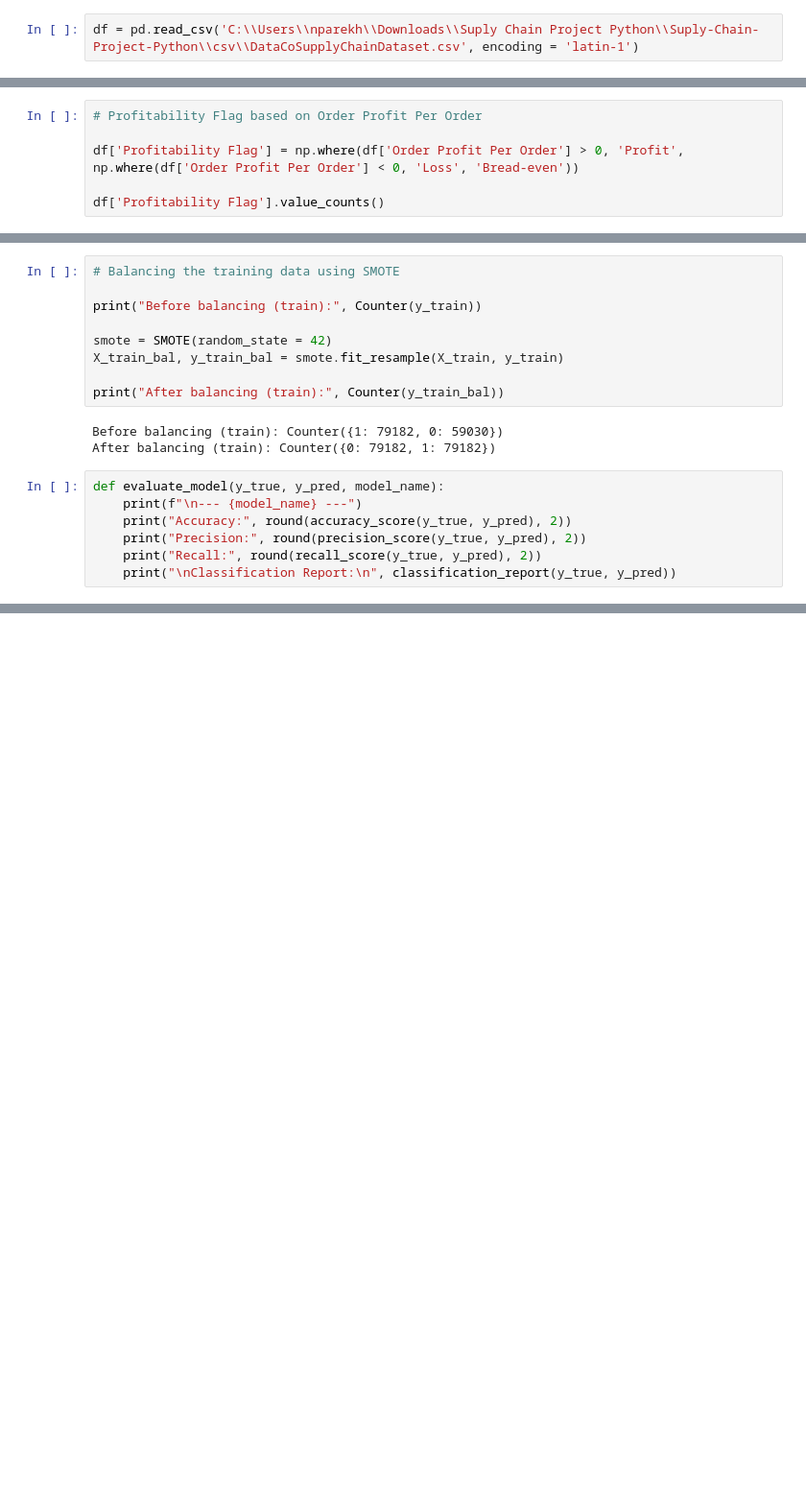
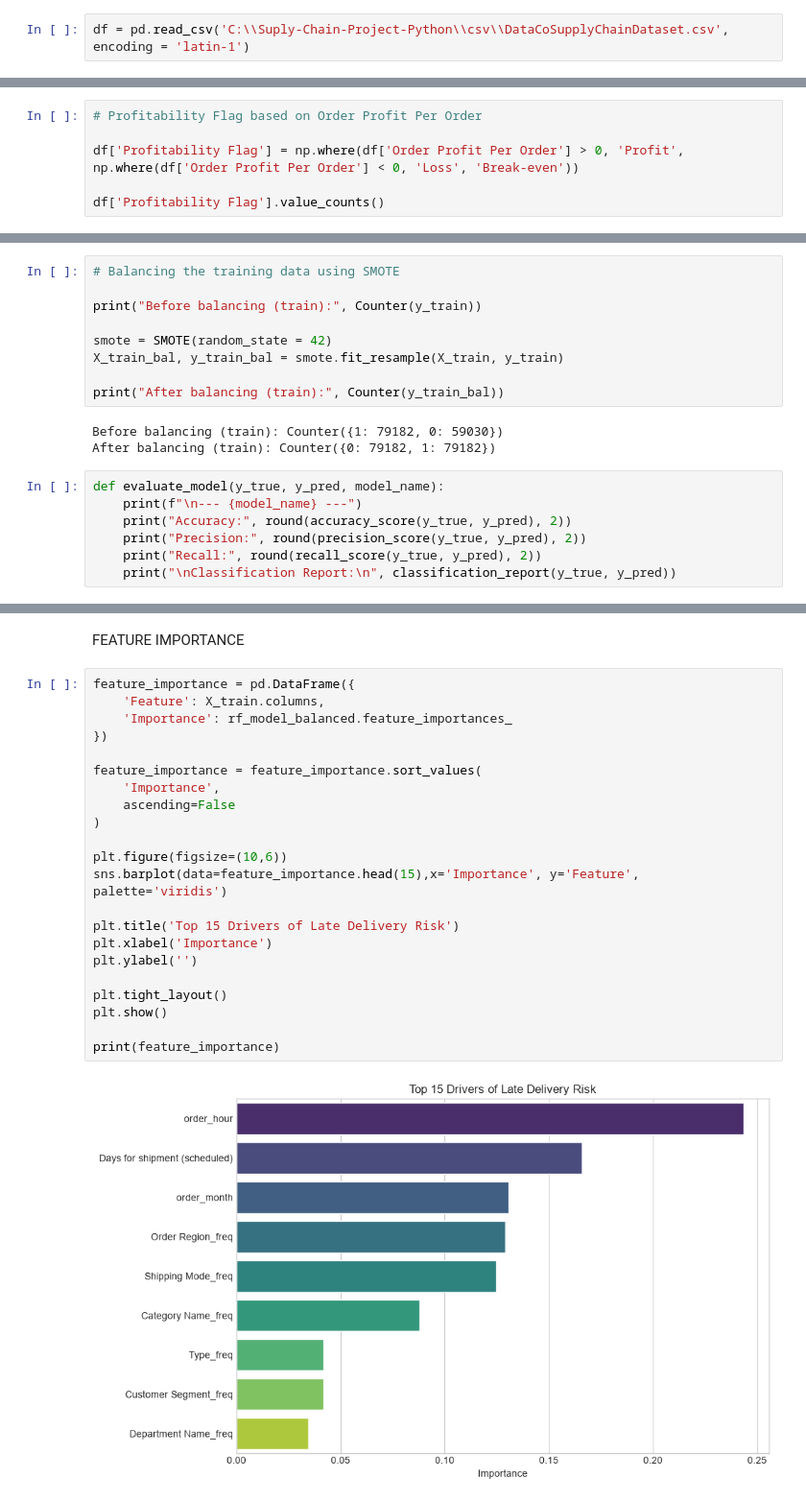
Before and after one commit to nisha2811/Supply-Chain-Analysis, a Jupyter notebook: SupplyChainAnalysis.ipynb, the cells around one changed output, grey strips where cells are left out. Shown at 96% size. Saved outputs shown, nothing was run; the diff lists cells and outputs as text; blank space fills up the shorter version.

```diff
--- a/SupplyChainAnalysis.ipynb
+++ b/SupplyChainAnalysis.ipynb
@@ -22,7 +28,7 @@ danger_color = '#800000'
 neutral_color = viridis_colors[4]
 custom_palette = viridis_colors
 # %%
-df = pd.read_csv('C:\\Users\\nparekh\\Downloads\\Suply Chain Project Python\\Suply-Chain-Project-Python\\csv\\DataCoSupplyChainDataset.csv', encoding = 'latin-1')
+df = pd.read_csv('C:\\Suply-Chain-Project-Python\\csv\\DataCoSupplyChainDataset.csv', encoding = 'latin-1')
 # %% [markdown]
 Exploratory Data Analysis (EDA)
 # %%
@@ -191,7 +197,7 @@ Name: Order Profit Per Order, Length: 172765, dtype: bool
 # %%
 # Profitability Flag based on Order Profit Per Order
 
-df['Profitability Flag'] = np.where(df['Order Profit Per Order'] > 0, 'Profit', np.where(df['Order Profit Per Order'] < 0, 'Loss', 'Bread-even'))
+df['Profitability Flag'] = np.where(df['Order Profit Per Order'] > 0, 'Profit', np.where(df['Order Profit Per Order'] < 0, 'Loss', 'Break-even'))
 
 df['Profitability Flag'].value_counts()
 # %% [output]
@@ -604,3 +611,29 @@ Classification Report:
     accuracy                           0.74     34553
    macro avg       0.73      0.74      0.73     34553
 weighted avg       0.74      0.74      0.74     34553
+# %% [markdown]
+FEATURE IMPORTANCE
+# %%
+feature_importance = pd.DataFrame({
+    'Feature': X_train.columns,
+    'Importance': rf_model_balanced.feature_importances_
+})
+
+feature_importance = feature_importance.sort_values(
+    'Importance',
+    ascending=False
+)
+
+plt.figure(figsize=(10,6))
+sns.barplot(data=feature_importance.head(15),x='Importance', y='Feature', palette='viridis')
+
+plt.title('Top 15 Drivers of Late Delivery Risk')
+plt.xlabel('Importance')
+plt.ylabel('')
+
+plt.tight_layout()
+plt.show()
+
+print(feature_importance)
+# %% [output]
+[figure, added]
```
Also changed, not shown: parts of 23 cells of this notebook, 1 other file.
